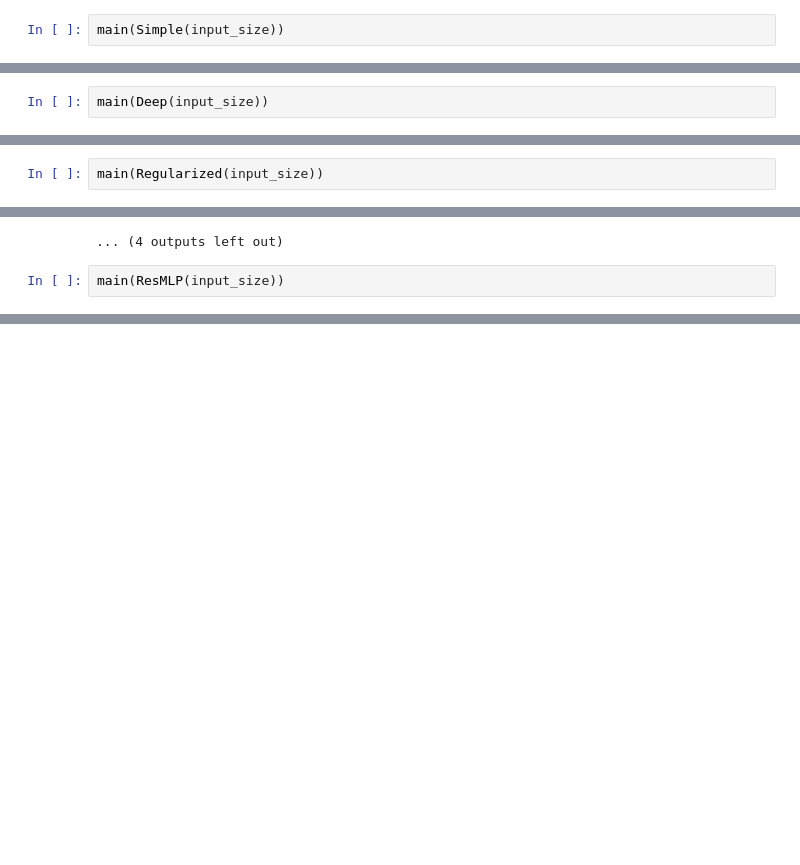
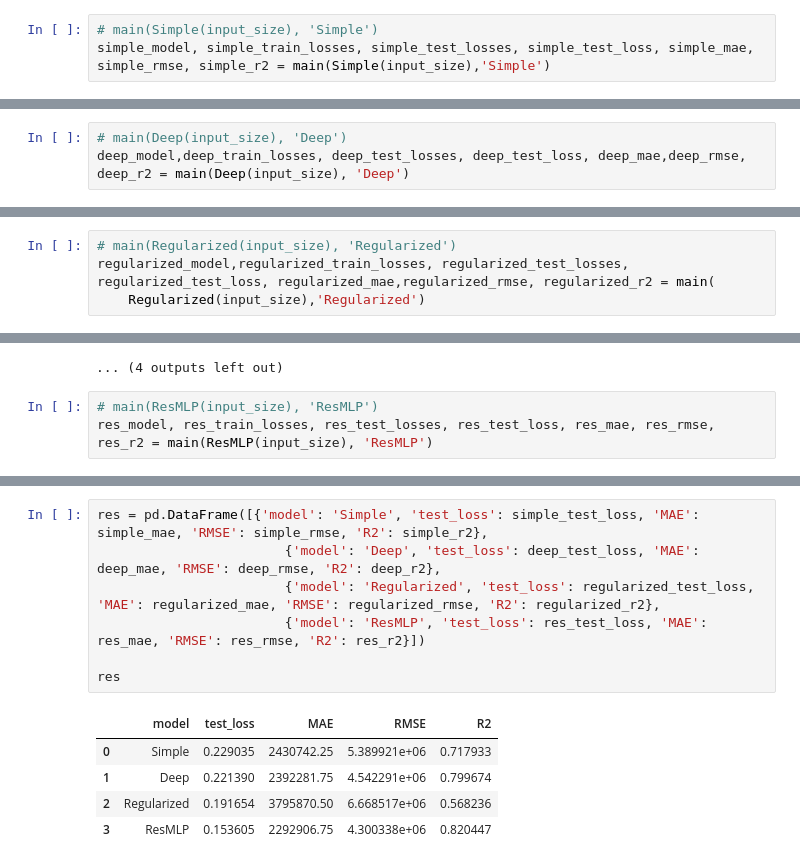
Before and after one commit to burtsev-sa/gp_5_DL, a Jupyter notebook: notebooks/mlp_tab.ipynb, the cells around one changed output, grey strips where cells are left out. Drawn from its saved outputs; the diff is of its cells as text; blank space fills up the shorter version.

```diff
--- a/notebooks/mlp_tab.ipynb
+++ b/notebooks/mlp_tab.ipynb
@@ -277,4 +299,5 @@ def main(model):
 # %%
-main(Simple(input_size))
+# main(Simple(input_size), 'Simple')
+simple_model, simple_train_losses, simple_test_losses, simple_test_loss, simple_mae, simple_rmse, simple_r2 = main(Simple(input_size),'Simple')
 # %% [output]
 Epoch: 1
@@ -324,7 +347,8 @@ Test set: Average loss: 0.2934, MAE: 3249326.75, RMSE: 6989351.74, R2: 0.5257
 Epoch: 12
 ... (4 outputs left out)
 # %%
-main(Deep(input_size))
+# main(Deep(input_size), 'Deep')
+deep_model,deep_train_losses, deep_test_losses, deep_test_loss, deep_mae,deep_rmse, deep_r2 = main(Deep(input_size), 'Deep')
 # %% [output]
 Epoch: 1
 Train set: Average loss: 71.0038
@@ -373,7 +397,9 @@ Test set: Average loss: 0.2237, MAE: 2601746.00, RMSE: 5986889.01, R2: 0.6520
 Epoch: 12
 ... (4 outputs left out)
 # %%
-main(Regularized(input_size))
+# main(Regularized(input_size), 'Regularized')
+regularized_model,regularized_train_losses, regularized_test_losses, regularized_test_loss, regularized_mae,regularized_rmse, regularized_r2 = main(
+    Regularized(input_size),'Regularized')
 # %% [output]
 Epoch: 1
 Train set: Average loss: 103.7855
@@ -422,6 +448,7 @@ Test set: Average loss: 0.3101, MAE: 4377266.00, RMSE: 7965145.15, R2: 0.3840
 Epoch: 12
 ... (4 outputs left out)
 # %%
-main(ResMLP(input_size))
+# main(ResMLP(input_size), 'ResMLP')
+res_model, res_train_losses, res_test_losses, res_test_loss, res_mae, res_rmse, res_r2 = main(ResMLP(input_size), 'ResMLP')
 # %% [output]
 Epoch: 1
@@ -470,3 +497,16 @@ Test set: Average loss: 0.1628, MAE: 2470174.25, RMSE: 4743956.05, R2: 0.7815
 
 Epoch: 12
 ... (4 outputs left out)
+# %%
+res = pd.DataFrame([{'model': 'Simple', 'test_loss': simple_test_loss, 'MAE': simple_mae, 'RMSE': simple_rmse, 'R2': simple_r2},
+                        {'model': 'Deep', 'test_loss': deep_test_loss, 'MAE': deep_mae, 'RMSE': deep_rmse, 'R2': deep_r2},
+                        {'model': 'Regularized', 'test_loss': regularized_test_loss, 'MAE': regularized_mae, 'RMSE': regularized_rmse, 'R2': regularized_r2},
+                        {'model': 'ResMLP', 'test_loss': res_test_loss, 'MAE': res_mae, 'RMSE': res_rmse, 'R2': res_r2}])
+
+res
+# %% [output]
+|  | model | test_loss | MAE | RMSE | R2 |
+| 0 | Simple | 0.229035 | 2430742.25 | 5.389921e+06 | 0.717933 |
+| 1 | Deep | 0.221390 | 2392281.75 | 4.542291e+06 | 0.799674 |
+| 2 | Regularized | 0.191654 | 3795870.50 | 6.668517e+06 | 0.568236 |
+| 3 | ResMLP | 0.153605 | 2292906.75 | 4.300338e+06 | 0.820447 |
```
Also changed, not shown: parts of 15 cells of this notebook, 1 other file.
